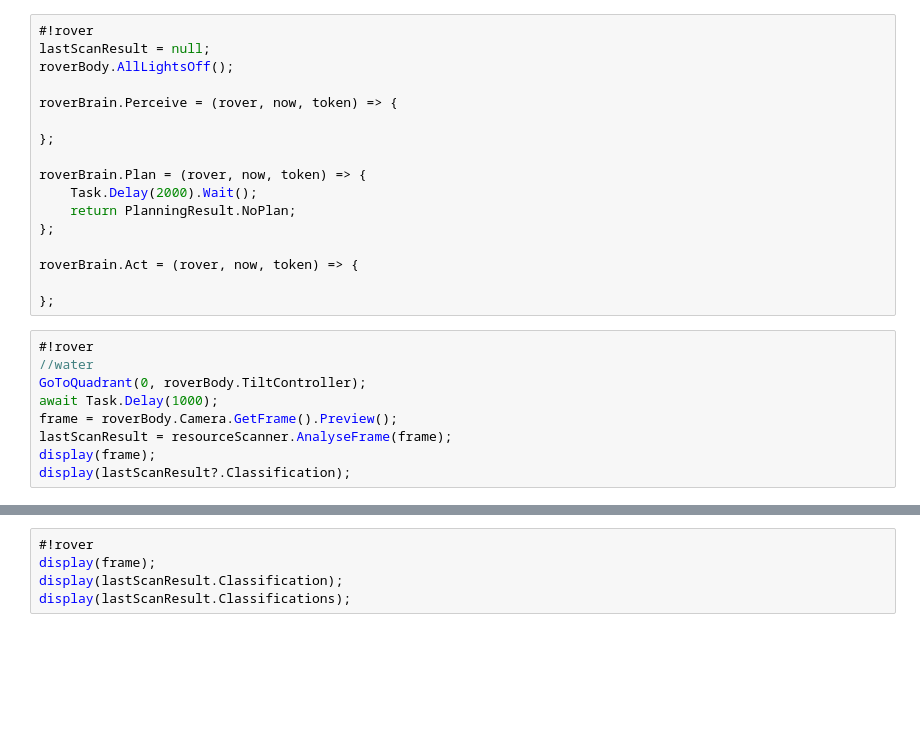
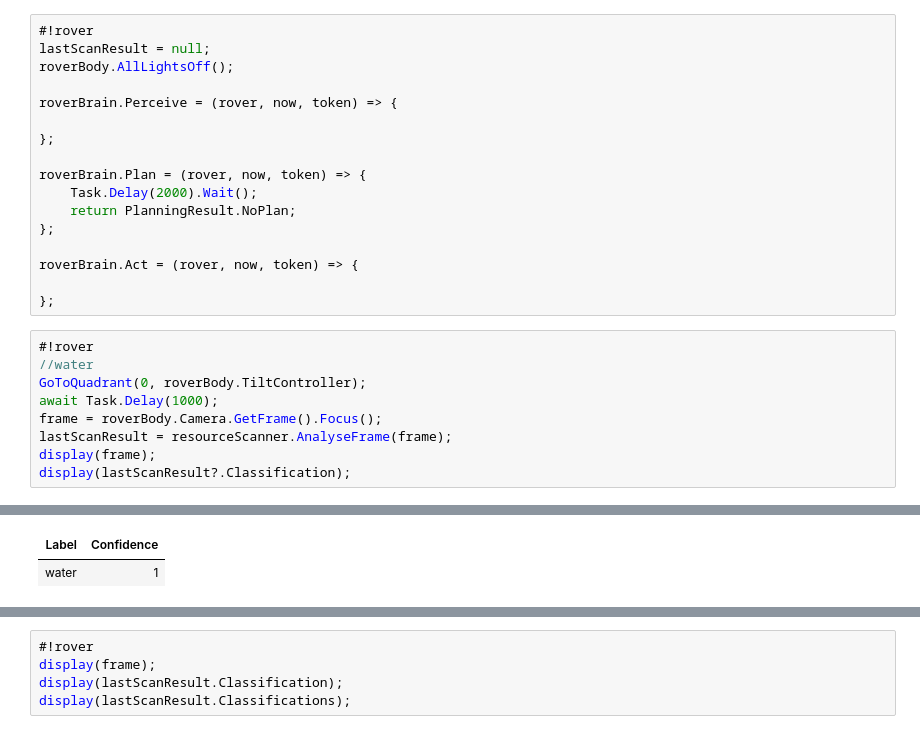
Before and after one commit to pi-top/pi-top-4-.NET-SDK, a Jupyter notebook: examples/notebooks/remoteRover.ipynb, the cells around one changed output, grey strips where cells are left out. Cells and saved outputs as stored; diff of their text form; blank space fills up the shorter version.

Commit message:
add focus to crop in the centre of the camera

```diff
--- a/examples/notebooks/remoteRover.ipynb
+++ b/examples/notebooks/remoteRover.ipynb
@@ -58,7 +60,8 @@ roverBrain.Act = (rover, now, token) => {
 //water
 GoToQuadrant(0, roverBody.TiltController);
 await Task.Delay(1000);
-frame = roverBody.Camera.GetFrame().Preview();
+frame = roverBody.Camera.GetFrame().Focus();
 lastScanResult = resourceScanner.AnalyseFrame(frame);
 display(frame);
 display(lastScanResult?.Classification);
+# %% [output]
@@ -65,3 +69,5 @@ display(lastScanResult?.Classification);
+| Label | Confidence |
+| water | 1 |
 # %%
 #!rover
 //lightning
```
Also changed, not shown: parts of 6 cells of this notebook, 1 other file.
